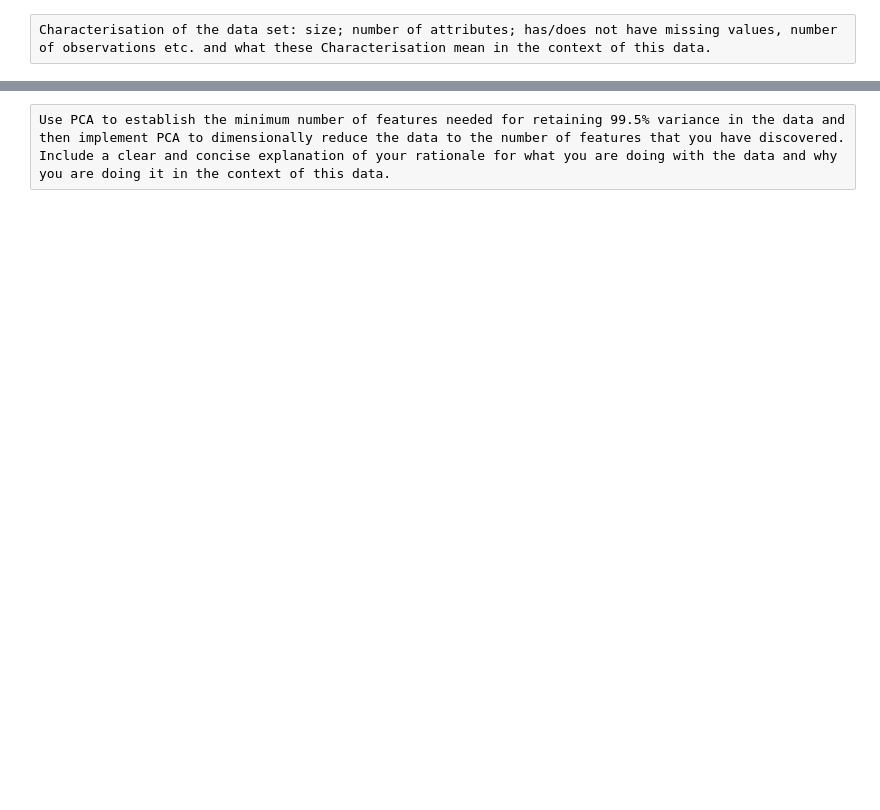
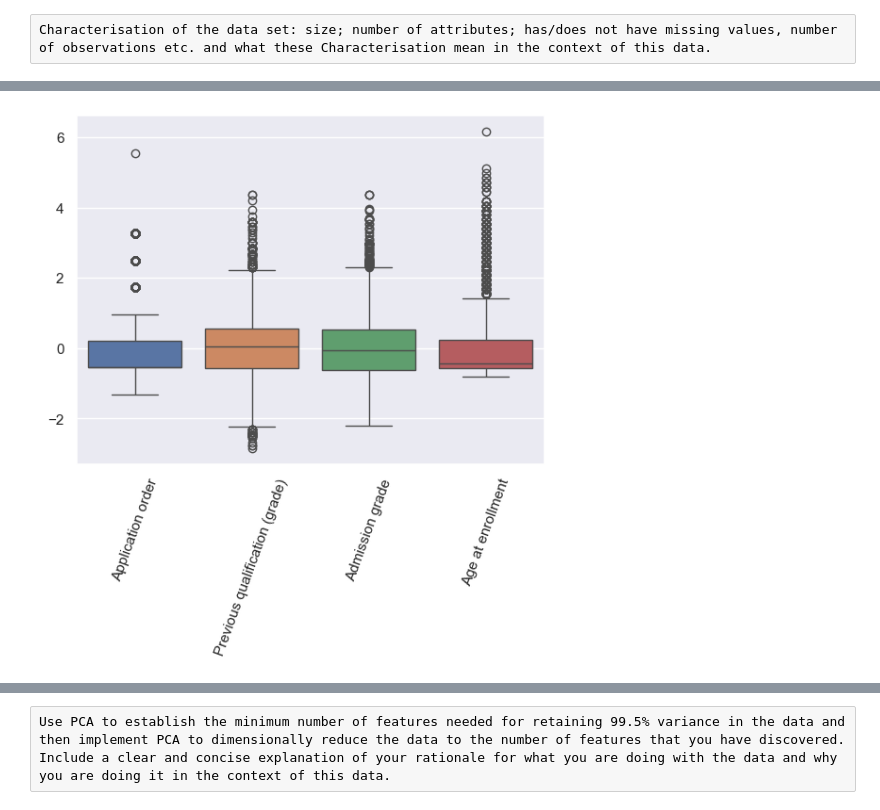
Before and after one commit to 2026788-max/Data-Analysis, a Jupyter notebook: Manuela Correa_DPrepHDip_CA1/ManuelaCorrea_DPrepHDip_CA1.ipynb, the cells around one changed output, grey strips where cells are left out. Saved outputs shown, nothing was run; the diff lists cells and outputs as text; code cells hidden in the pictures; blank space fills up the shorter version.

```diff
--- a/Manuela Correa_DPrepHDip_CA1/ManuelaCorrea_DPrepHDip_CA1.ipynb
+++ b/Manuela Correa_DPrepHDip_CA1/ManuelaCorrea_DPrepHDip_CA1.ipynb
@@ -4,0 +485,8 @@ Application of Data preparation/evaluation methods (Cleaning, renaming, etc) and
+# %%
+features_to_standardize= ["Application order","Previous qualification (grade)", "Admission grade", "Age at enrollment", "Curricular units 1st sem (credited)" , "Curricular units 1st sem (enrolled)","Curricular units 1st sem (evaluations)","Curricular units 1st sem (approved)","Curricular units 1st sem (grade)","Curricular units 1st sem (without evaluations)", "Curricular units 2nd sem (credited)","Curricular units 2nd sem (enrolled)","Curricular units 2nd sem (evaluations)","Curricular units 2nd sem (approved)","Curricular units 2nd sem (grade)", "Curricular units 2nd sem (without evaluations)","Unemployment rate","Inflation rate","GDP"]
+# %%
+mvf=['Na',"UnKnown"]
+df=pd.read_csv("student_dataV2.csv",na_values=mvf) #por alguna razon los que ya pase a nan esta formula culia los sigue leyendo mal
+# %%
+scaler= preproc.StandardScaler()
+df[features_to_standardize]=scaler.fit_transform(df[features_to_standardize])
@@ -4,0 +507,2 @@ Application of Data preparation/evaluation methods (Cleaning, renaming, etc) and
+# %%
+Enroll_Numerical_Features=["Application order","Previous qualification (grade)", "Admission grade", "Age at enrollment"]
@@ -4,0 +515,6 @@ Application of Data preparation/evaluation methods (Cleaning, renaming, etc) and
+# %%
+sns.boxplot(data=df[Enroll_Numerical_Features])
+plt.xticks(rotation=70)
+plt.show()
+# %% [output]
+[figure, added]
```
Also changed, not shown: parts of 115 cells of this notebook.
